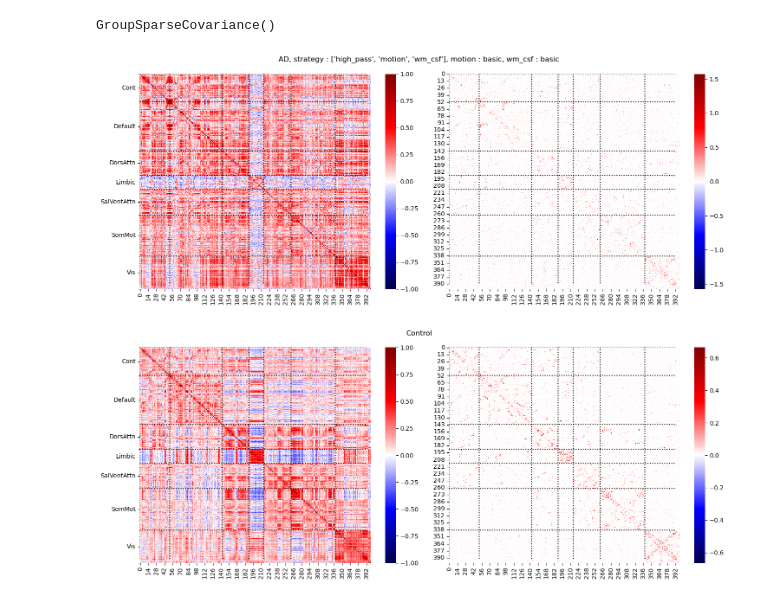
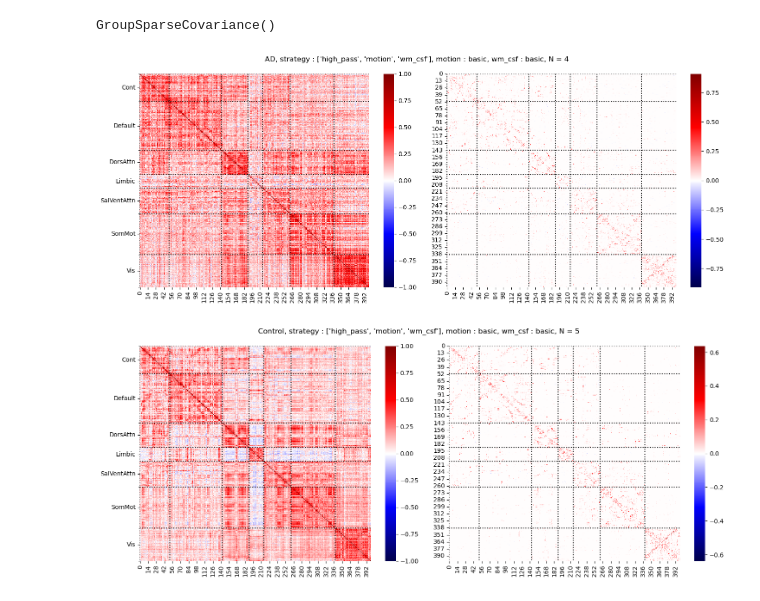
Before and after one commit to jonathan-legrand/bold-dementia, a Jupyter notebook: notebooks/compare_maps.ipynb, the cells around one changed output. Saved outputs shown, nothing was run; the diff lists cells and outputs as text; code cells hidden in the pictures.

Commit message:
larger sample

```diff
--- a/notebooks/compare_maps.ipynb
+++ b/notebooks/compare_maps.ipynb
@@ -37,8 +38,8 @@ phenotypes = Memento.load_phenotypes(PPATH)
 # %%
 no_dementia_mask = phenotypes.days_to_onset.isna()
-controls = phenotypes[no_dementia_mask].sample(n=2, random_state=1234)
+controls = phenotypes[no_dementia_mask]
 AD_mask = ((phenotypes.MA == 1))
-demented = phenotypes[AD_mask].sample(2, random_state=1234)
+demented = phenotypes[AD_mask]
 subjects = pd.concat([demented, controls])
 # %%
 from nilearn.interfaces.bids import get_bids_files, parse_bids_filename
@@ -50,7 +51,6 @@ fmri_path = get_bids_files(
     filters=[
     #    #("space", "MNI152NLin2009cAsym")
         ("space", "MNI152NLin6Asym"),
-        ("ses", "M000")
     ],
 )
 # %%
@@ -70,3 +74,8 @@ ValueError: Cannot take a larger sample than population when 'replace=False'
+# %%
+
+current_scan = rest_dataset.apply(lambda row: row[row.ses], axis=1)
+
+rest_dataset["scan_to_onset"] = days_to_onset(current_scan, rest_dataset["DEMENCE_DAT"])
 # %%
 atlas = Atlas.from_name(ATLAS, soft=SOFT)
 atlas.plot()
@@ -78,17 +86,24 @@ plotting.plot()
 
 masker = atlas.fit_masker()
 control_ts = []
+pre_AD_ts = []
 AD_ts = []
-for index, subrow in rest_dataset.iterrows():
+for index, subrow in rest_dataset.groupby("declared_dementia").sample(n=5, random_state=1234).iterrows():
     # Preloading with nib is faster than passing a string path
     # to nilearn
-    img = nib.load(subrow.file_path)
-    confounds, sample_mask = load_confounds(
-        subrow.file_path,
-        **confounds_strategy
-    )
-    ts = masker.transform(img, confounds, sample_mask)
-    if subrow.declared_dementia:
+    if FROM_CACHE:
+        raise NotImplementedError()
+    else:
+        img = nib.load(subrow.file_path)
+        confounds, sample_mask = load_confounds(
+            subrow.file_path,
+            **confounds_strategy
+        )
+        ts = masker.transform(img, confounds, sample_mask)
+    print(subrow.scan_to_onset)
+    if subrow.scan_to_onset <= 0:
         AD_ts.append(ts)
+    elif math.isnan(subrow.scan_to_onset):
+        control_ts.append(ts)
     else:
-        control_ts.append(ts)
+        pre_AD_ts.append(ts)
@@ -150,34 +185,20 @@ def plot_matrices(cov, prec, title, labels):
 # %%
 title = ", ".join([f"{k} : {v}" for k, v in confounds_strategy.items()])
 
-#plotting.plot_connectome(
-#    -AD_gsc.precisions_.mean(axis=2),
-#    atlas.get_coords(),
-#    edge_threshold="90%",
-#    title=title,
-#    display_mode="lzr",
-#)
 # Mean ou pas mean?
-plot_matrices(AD_gsc.covariances_.mean(axis=2), -AD_gsc.precisions_.mean(axis=2), f"AD, {title}", atlas.labels)
+plot_matrices(AD_gsc.covariances_.mean(axis=2), -AD_gsc.precisions_.mean(axis=2), f"AD, {title}, N = {len(AD_ts)}", atlas.labels)
 
 plotting.show()
 # %% [output]
-[figure, old version]
+[figure, new version]
 # %%
-#plotting.plot_connectome(
-#    -control_gsc.precisions_.mean(axis=2),
-#    atlas.get_coords(),
-#    edge_threshold="90%",
-#    title=title,
-#    display_mode="lzr",
-#)
 
 # Mean ou pas mean?
-plot_matrices(control_gsc.covariances_.mean(axis=2), -control_gsc.precisions_.mean(axis=2), "Control", atlas.labels)
+plot_matrices(control_gsc.covariances_.mean(axis=2), -control_gsc.precisions_.mean(axis=2), f"Control, {title}, N = {len(control_ts)}", atlas.labels, macro_labels=True)
 
 plotting.show()
 # %% [output]
-[figure, old version]
+[figure, new version]
 # %%
 
 plot_matrices(
```
Also changed, not shown: parts of 6 cells of this notebook.
